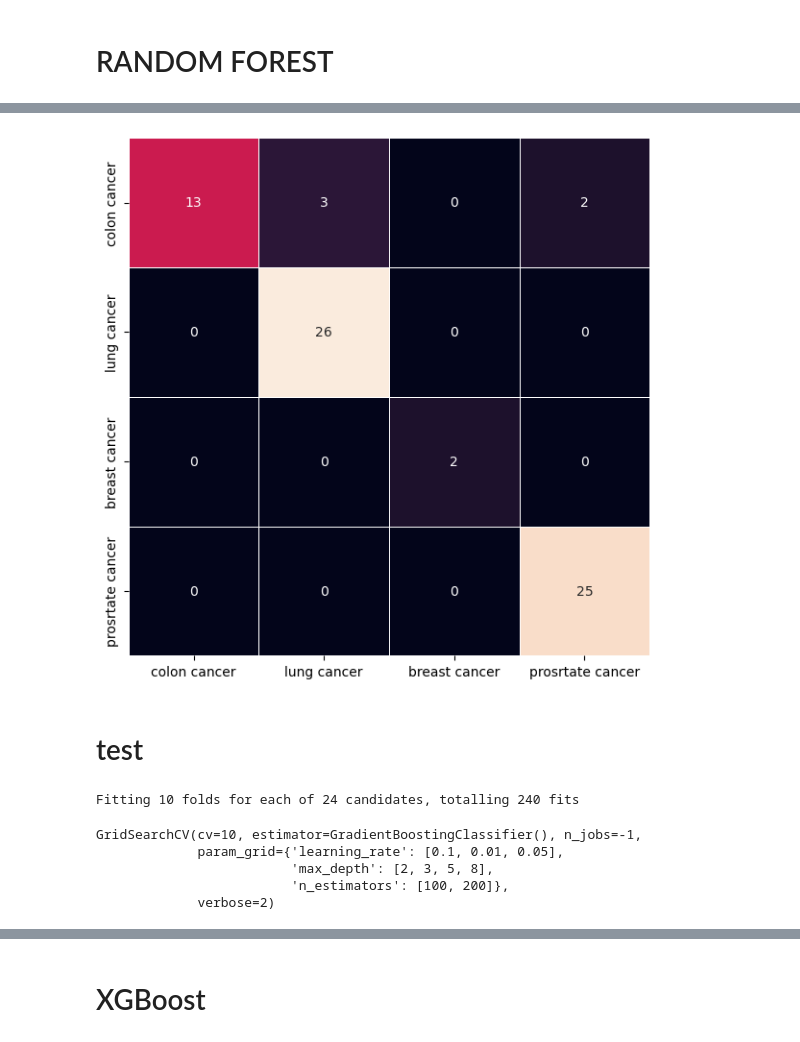
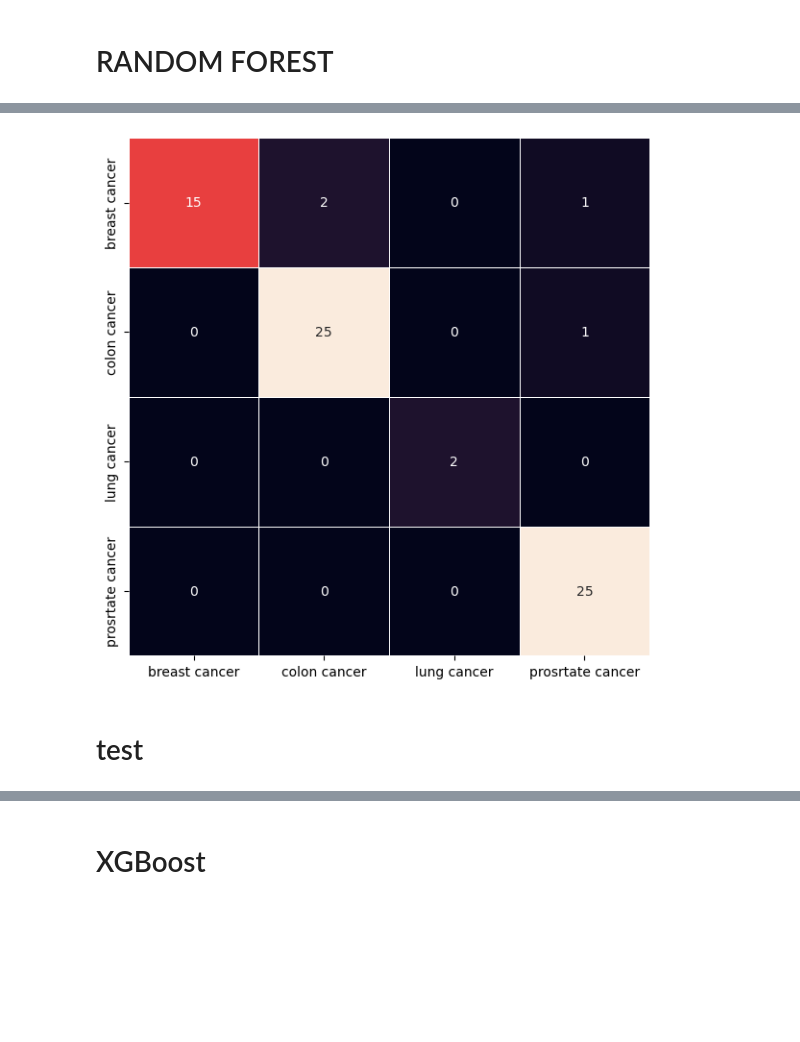
Before and after one commit to erensglm/CancerPrediction, a Jupyter notebook: CancerPrediction.ipynb, the cells around one changed output, grey strips where cells are left out. Saved outputs shown, nothing was run; the diff lists cells and outputs as text; code cells hidden in the pictures; blank space fills up the shorter version.

```diff
--- a/CancerPrediction.ipynb
+++ b/CancerPrediction.ipynb
@@ -66,5 +68,10 @@ plt.show()
 # %%
 X = data.drop(['Unnamed: 0'], axis=1)
 y = labels.disease_type
+# %%
+# Encode the labels
+label_encoder = LabelEncoder()
+y_encoded = label_encoder.fit_transform(y)
 # %%
-X_train, X_test, y_train, y_test = train_test_split(X, y, test_size = 0.2 , random_state=42)
+# Train-test split
+X_train, X_test, y_train, y_test = train_test_split(X, y_encoded, test_size=0.2, random_state=42)
@@ -100,4 +105,5 @@ best_params_rf =  grid_search.best_params_
 rf = RandomForestClassifier(max_depth=best_params_rf['max_depth'],
                             max_features=best_params_rf['max_features'],
                             min_samples_split=best_params_rf['min_samples_split'],
-                            n_estimators=best_params_rf['n_estimators']).fit(X_train, y_train)
+                            n_estimators=best_params_rf['n_estimators'])
+rf.fit(X_train, y_train)
@@ -130,9 +133,10 @@ prosrtate cancer       0.93      1.00      0.96      0.96      0.98      0.96
 # %%
+# Confusion matrix
 cm = confusion_matrix(y_test, y_pred)
-plt.figure(figsize=(7,7))
-sns.heatmap(cm, annot=True, fmt="d", linewidths=0.7 ,cbar=False, xticklabels=pd.unique(labels.disease_type),yticklabels=pd.unique(labels.disease_type))
+plt.figure(figsize=(7, 7))
+sns.heatmap(cm, annot=True, fmt="d", linewidths=0.7, cbar=False, xticklabels=label_encoder.classes_, yticklabels=label_encoder.classes_)
 plt.show()
 # %% [output]
-[figure, old version]
+[figure, new version]
 # %% [markdown]
 # test
@@ -145,12 +142,0 @@ gbm_params = {'learning_rate': [0.1, 0.01, 0.05],
-# %%
-gbm_cv_model = GridSearchCV(gbm, gbm_params, cv=10, n_jobs=-1, verbose=2).fit(X_train, y_train)
-# %% [output]
-Fitting 10 folds for each of 24 candidates, totalling 240 fits
-# %%
-gbm_cv_model
-# %% [output]
-GridSearchCV(cv=10, estimator=GradientBoostingClassifier(), n_jobs=-1,
-             param_grid={'learning_rate': [0.1, 0.01, 0.05],
-                         'max_depth': [2, 3, 5, 8],
-                         'n_estimators': [100, 200]},
-             verbose=2)
```
Also changed, not shown: parts of 35 cells of this notebook.
